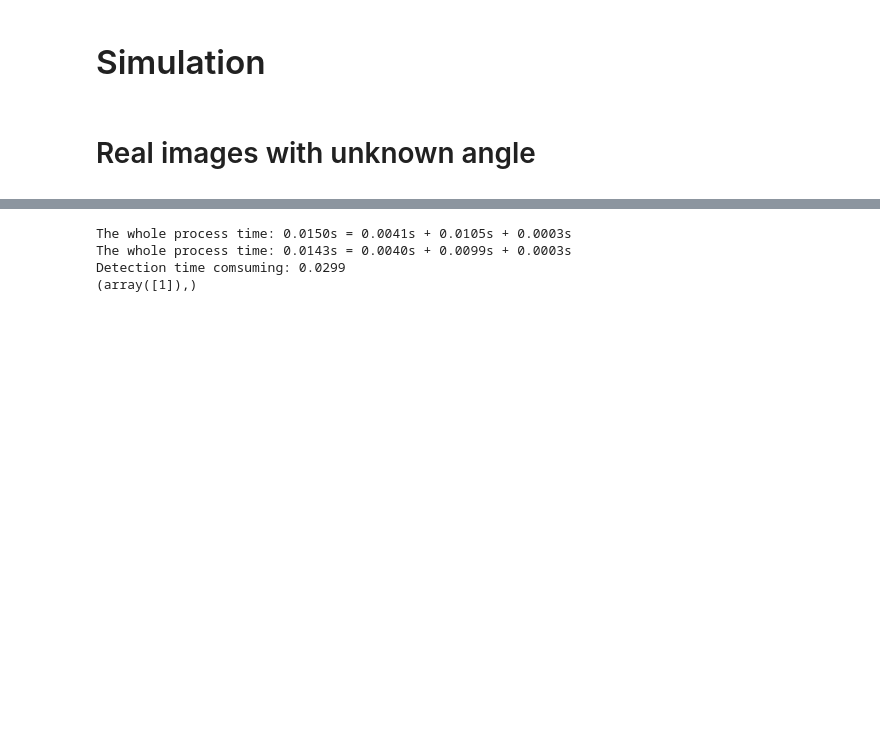
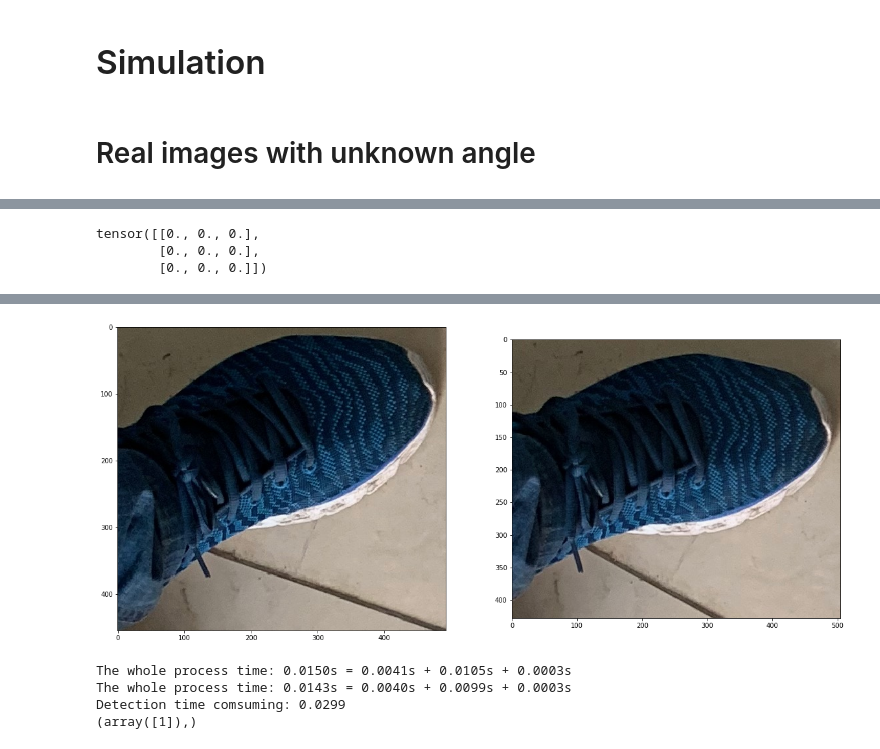
Before and after one commit to JohnpaulC/Image_Orientation, a Jupyter notebook: Orien yolo.ipynb, the cells around one changed output, grey strips where cells are left out. Saved outputs shown, nothing was run; the diff lists cells and outputs as text; code cells hidden in the pictures; blank space fills up the shorter version.

Commit message:
Adding the local region matching

```diff
--- a/Orien yolo.ipynb
+++ b/Orien yolo.ipynb
@@ -207,6 +205,8 @@ from Utils_orientation import angle_cal
 
 base_file = "figures/71.jpg"
 rotate_file = "figures/99.jpg"
+base_file = "figures/real_experiment/00.jpeg"
+rotate_file = "figures/real_experiment/04.jpeg"
 
 start = time.time()
 # Detection Process Transform tensor into numpy array
@@ -214,8 +214,8 @@ if device == torch.device("cpu"):
     detection_base = object_detection(model, base_file).numpy()
     detection_rotate = object_detection(model, rotate_file).numpy()
 else:
-    detection_base = object_detection(model, base_file).cpu().numpy()
-    detection_rotate = object_detection(model, rotate_file).cpu().numpy()
+    detection_base = object_detection(model, base_file, conf_thres= 0.05).cpu().numpy()
+    detection_rotate = object_detection(model, rotate_file, conf_thres= 0.05).cpu().numpy()
 print("Detection time comsuming: {0:.4f}".format(time.time() - start))
 
 print(detection_base)
@@ -300,0 +259,72 @@ time is 0.0016
+# %%
+c = torch.zeros((3, 3))
+print(c)
+# %% [output]
+tensor([[0., 0., 0.],
+        [0., 0., 0.],
+        [0., 0., 0.]])
+# %%
+from utils.utils import bbox_iou
+import time
+import matplotlib.pyplot as plt
+def boxes_match(detection_base, detection_rotate):
+    iou_thres = 0.3
+    wh_ratio_thres = 0.2
+    start = time.time()
+    iou_list = []
+    iou_value = torch.zeros(detection_base.shape[0], detection_rotate.shape[0]).to(device)
+    class_match = torch.zeros(detection_base.shape[0], detection_rotate.shape[0]).to(device)
+    for i, box_base in enumerate(detection_base):
+        for j, box_rotate in enumerate(detection_rotate):
+            if box_base[6] == box_rotate[6]:
+                class_match[i, j] = 1
+            iou = bbox_iou(box_base[0:4], box_rotate[0:4])
+            box_ratio_base = (box_base[3] - box_base[1]) / (box_base[2] - box_base[0])
+            box_ratio_rotate = (box_rotate[3] - box_rotate[1]) / (box_rotate[2] - box_rotate[0])
+            wh_ratio = box_ratio_base / box_ratio_rotate
+            if iou > iou_thres and (wh_ratio > 1 - wh_ratio_thres and wh_ratio < 1 + wh_ratio_thres):
+                iou_list.append((i, j))
+                iou_value[i, j] = iou
+                #print(wh_ratio)
+    print("time is {0:.4f}".format(time.time() - start))
+
+    matching_box = iou_value * class_match
+
+    box_index = torch.nonzero(matching_box)
+    print(box_index)
+    print(matching_box)
+
+
+    return box_index
+
+base_file = "figures/dog.jpg"
+rotate_file = "figures/dog_rotate.jpg"
+
+base_file = "figures/real_experiment/00.jpeg"
+rotate_file = "figures/real_experiment/10.jpeg"
+detection_base = object_detection(model, base_file, conf_thres= 0.05)
+detection_rotate = object_detection(model, rotate_file, conf_thres= 0.05)
+
+box_index = boxes_match(detection_base, detection_rotate)
+
+img_base = cv2.imread(base_file)
+img_rotate = cv2.imread(rotate_file)
+
+img_base = cv2.cvtColor(img_base, cv2.COLOR_BGR2RGB)
+img_rotate = cv2.cvtColor(img_rotate, cv2.COLOR_BGR2RGB)
+
+for detection_index in box_index:
+    plt.figure(figsize= [20, 10])
+    x1, y1, x2, y2 = np.uint64(detection_base[detection_index[0], 0:4].cpu())
+    img_base_clip = img_base[y1:y2, x1:x2, :]
+    x1, y1, x2, y2 = np.uint64(detection_rotate[detection_index[1], 0:4].cpu())
+    img_rotate_clip = img_rotate[y1:y2, x1:x2, :]
+    print(img_base_clip.shape, img_rotate_clip.shape)
+
+
+    plt.subplot(1, 2, 1)
+    plt.imshow(img_base_clip)
+    plt.subplot(1, 2, 2)
+    plt.imshow(img_rotate_clip)
+    plt.show()
+# %% [output]
@@ -301,3 +340,4 @@ time is 0.0016
+[figure, added]
 # %%
 from Utils_orientation import angle_cal
 
```
Also changed, not shown: parts of 7 cells of this notebook.
